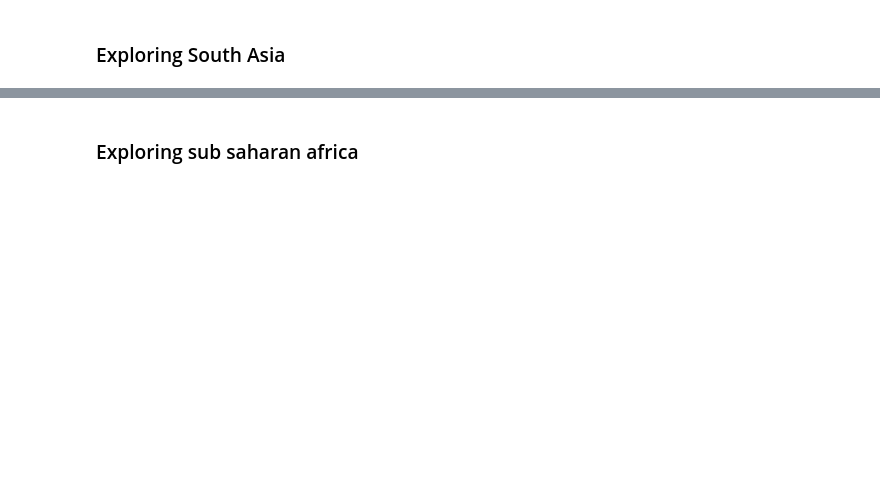
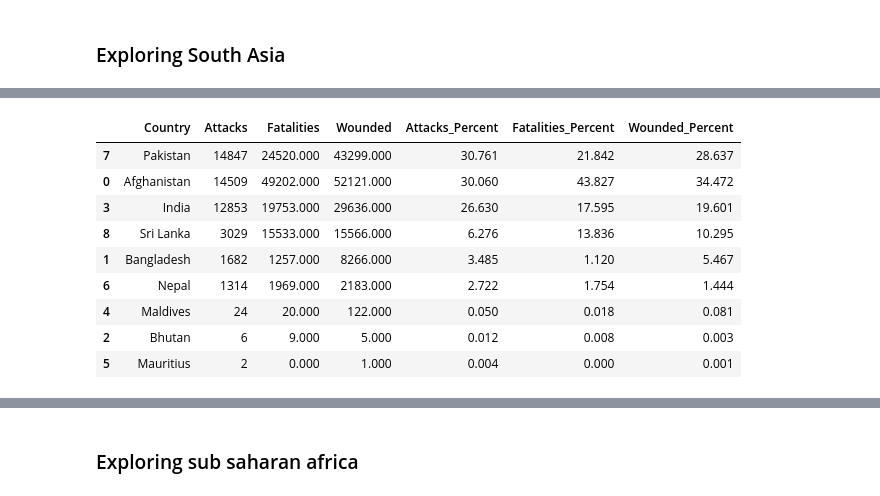
Before and after one commit to poonamarora86/gtd_trends, a Jupyter notebook: GTD.ipynb, the cells around one changed output, grey strips where cells are left out. Drawn from its saved outputs; the diff is of its cells as text; code cells hidden in the pictures; blank space fills up the shorter version.

```diff
--- a/GTD.ipynb
+++ b/GTD.ipynb
@@ -380,14 +333,28 @@ len(South_Asia['country_txt'].unique())
 # %%
-SA_country = South_Asia.groupby(['country_txt']).agg({'eventid' :'count', 'nkill' : 'sum', 'nwound':'sum'}).reset_index()
-SA_country= SA_country.rename(columns = {'country_txt' : 'Country',
-                                        'eventid' : 'Attacks',
-                                        'nkill' : 'Fatalities',
-                                        'nwound' : 'Wounded'})
-SA_country['SA_Attacks_Percent'] = SA_country['Attacks']*100/SA_country['Attacks'].sum()
-SA_country['SA_Fatalities_Percent'] = SA_country['Fatalities']*100/SA_country['Fatalities'].sum()
-SA_country['SA_Wounded_Percent'] = SA_country['Wounded']*100/SA_country['Wounded'].sum()
+SA_country = South_Asia.groupby(['country_txt'])\
+            .agg({'eventid' :'count', 'nkill' : 'sum', 'nwound':'sum'})\
+            .reset_index()\
+            .rename(columns = {'country_txt' : 'Country',
+                               'eventid' : 'Attacks',
+                               'nkill' : 'Fatalities',
+                               'nwound' : 'Wounded'})
 
+SA_country['Attacks_Percent'] = SA_country['Attacks']*100/SA_country['Attacks'].sum()
+SA_country['Fatalities_Percent'] = SA_country['Fatalities']*100/SA_country['Fatalities'].sum()
+SA_country['Wounded_Percent'] = SA_country['Wounded']*100/SA_country['Wounded'].sum()
+SA_country.sort_values(by=['Attacks_Percent', 'Fatalities_Percent', 'Wounded_Percent'], ascending=False, inplace=True)
 SA_country
+# %% [output]
+|  | Country | Attacks | Fatalities | Wounded | Attacks_Percent | Fatalities_Percent | Wounded_Percent |
+| 7 | Pakistan | 14847 | 24520.000 | 43299.000 | 30.761 | 21.842 | 28.637 |
+| 0 | Afghanistan | 14509 | 49202.000 | 52121.000 | 30.060 | 43.827 | 34.472 |
+| 3 | India | 12853 | 19753.000 | 29636.000 | 26.630 | 17.595 | 19.601 |
+| 8 | Sri Lanka | 3029 | 15533.000 | 15566.000 | 6.276 | 13.836 | 10.295 |
+| 1 | Bangladesh | 1682 | 1257.000 | 8266.000 | 3.485 | 1.120 | 5.467 |
+| 6 | Nepal | 1314 | 1969.000 | 2183.000 | 2.722 | 1.754 | 1.444 |
+| 4 | Maldives | 24 | 20.000 | 122.000 | 0.050 | 0.018 | 0.081 |
+| 2 | Bhutan | 6 | 9.000 | 5.000 | 0.012 | 0.008 | 0.003 |
+| 5 | Mauritius | 2 | 0.000 | 1.000 | 0.004 | 0.000 | 0.001 |
 # %%
 source_SA = ColumnDataSource(data=SA_country)
 SA_Country = source_SA.data['Country'].tolist()
```
Also changed, not shown: parts of 61 cells of this notebook.
